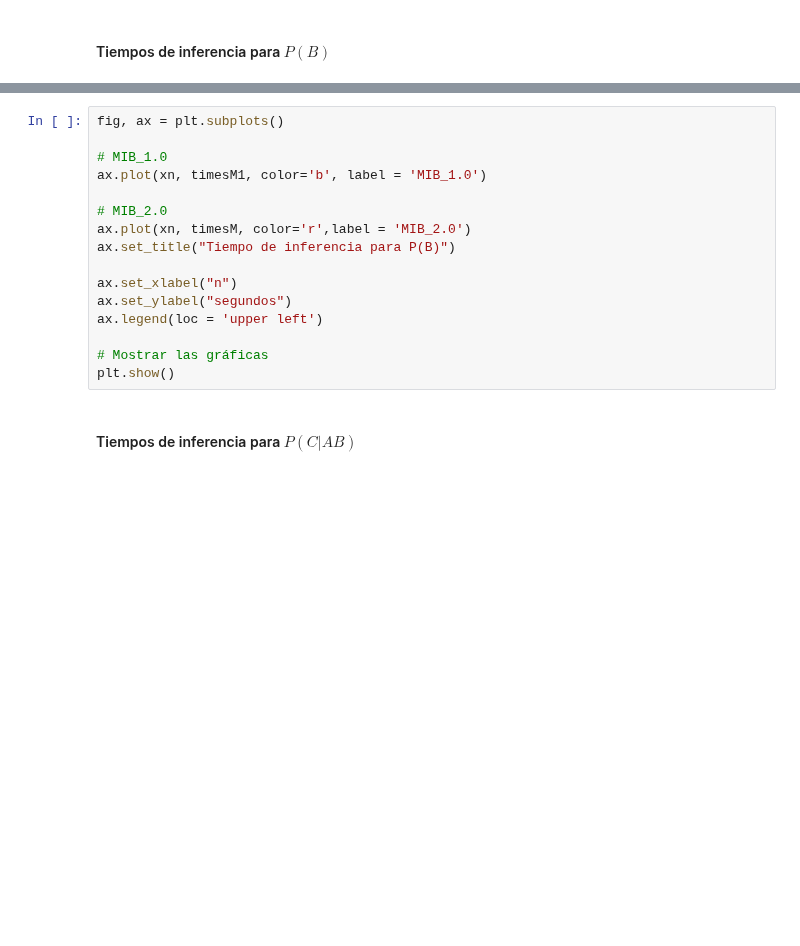
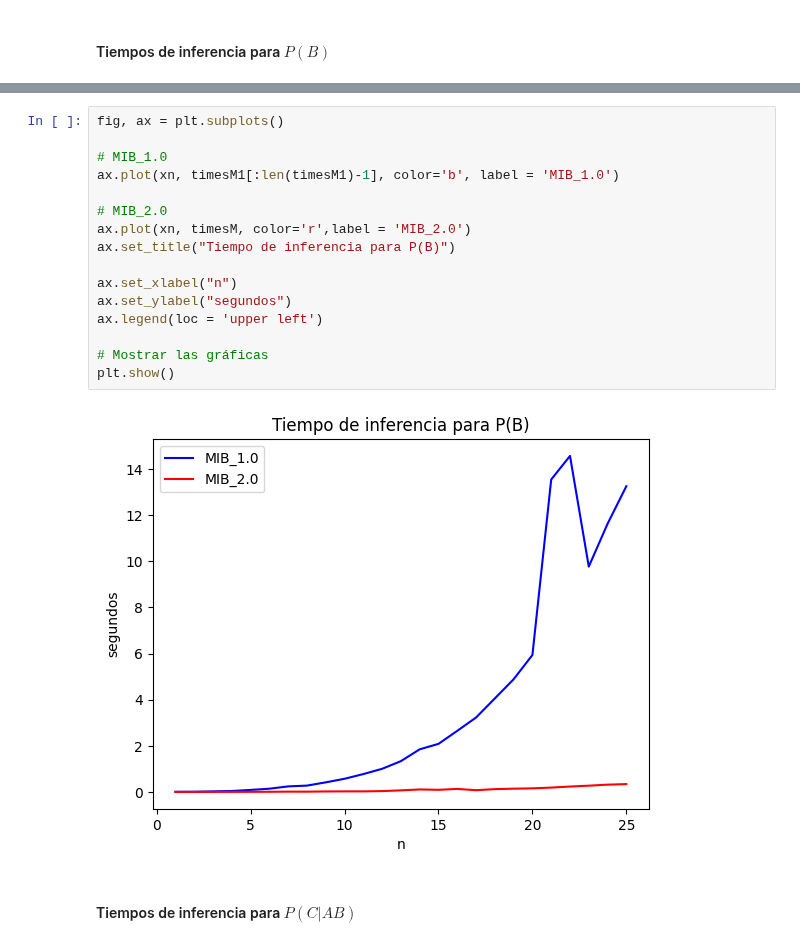
Before and after one commit to robertorys/Tesis, a Jupyter notebook: Test_mib_v2_3_1.ipynb, the cells around one changed output, grey strips where cells are left out. Drawn from its saved outputs; the diff is of its cells as text; blank space fills up the shorter version.

```diff
--- a/Test_mib_v2_3_1.ipynb
+++ b/Test_mib_v2_3_1.ipynb
@@ -193,19 +210,21 @@ plt.show()
 # %%
 fig, ax = plt.subplots()
 
 # MIB_1.0
-ax.plot(xn, timesM1, color='b', label = 'MIB_1.0')
+ax.plot(xn, timesM1[:len(timesM1)-1], color='b', label = 'MIB_1.0')
 
 # MIB_2.0
 ax.plot(xn, timesM, color='r',label = 'MIB_2.0')
 ax.set_title("Tiempo de inferencia para P(B)")
 
 ax.set_xlabel("n")
 ax.set_ylabel("segundos")
 ax.legend(loc = 'upper left')
 
 # Mostrar las gráficas
 plt.show()
+# %% [output]
+[figure, added]
 # %% [markdown]
 #### Tiempos de inferencia para $P(C|AB)$
 # %%
```
Also changed, not shown: parts of 12 cells of this notebook, 11 other files.
